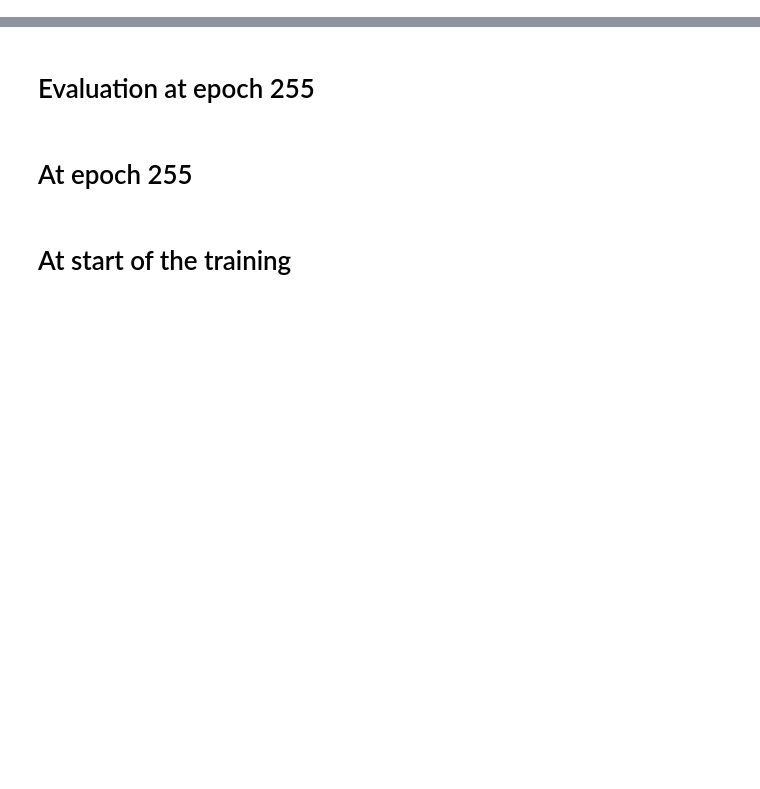
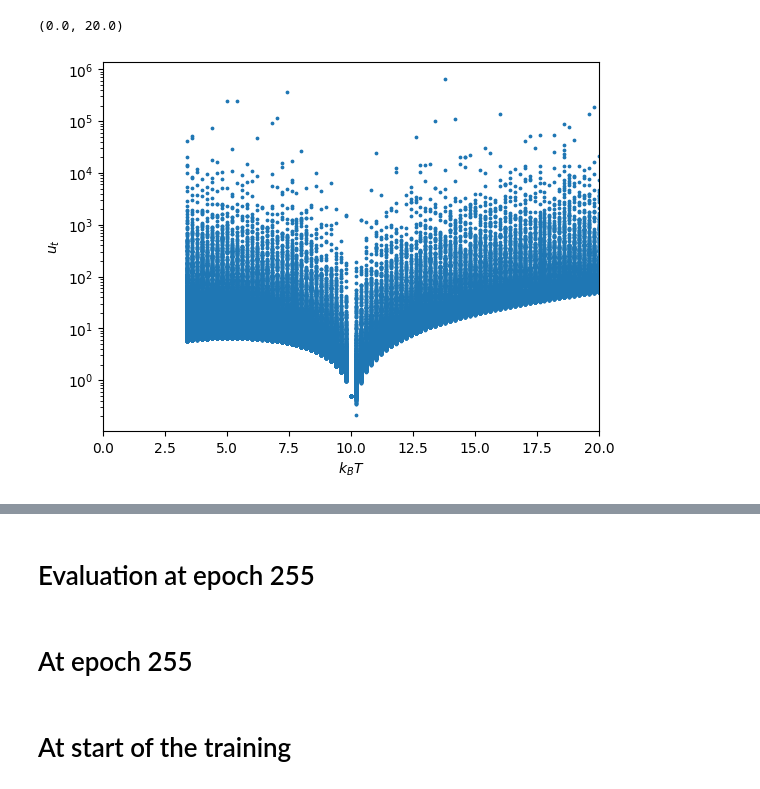
Before and after one commit to tuoping/alchemicalFES, a Jupyter notebook: testTempDiffusion.ipynb, the cells around one changed output, grey strips where cells are left out. Cells and saved outputs as stored; diff of their text form; code cells hidden in the pictures; blank space fills up the shorter version.

```diff
--- a/testTempDiffusion.ipynb
+++ b/testTempDiffusion.ipynb
@@ -56,0 +62,9 @@ False
+# %%
+plt.scatter(10./t, np.abs(ut.reshape(-1,2*np.prod(seq_dim))).mean(axis=-1), s=3)
+plt.semilogy()
+plt.xlabel("$k_BT$")
+plt.ylabel("$u_t$")
+plt.xlim((0,20))
+# %% [output]
+(0.0, 20.0)
+[figure, added]
```
Also changed, not shown: parts of 37 cells of this notebook, 9 other files.
